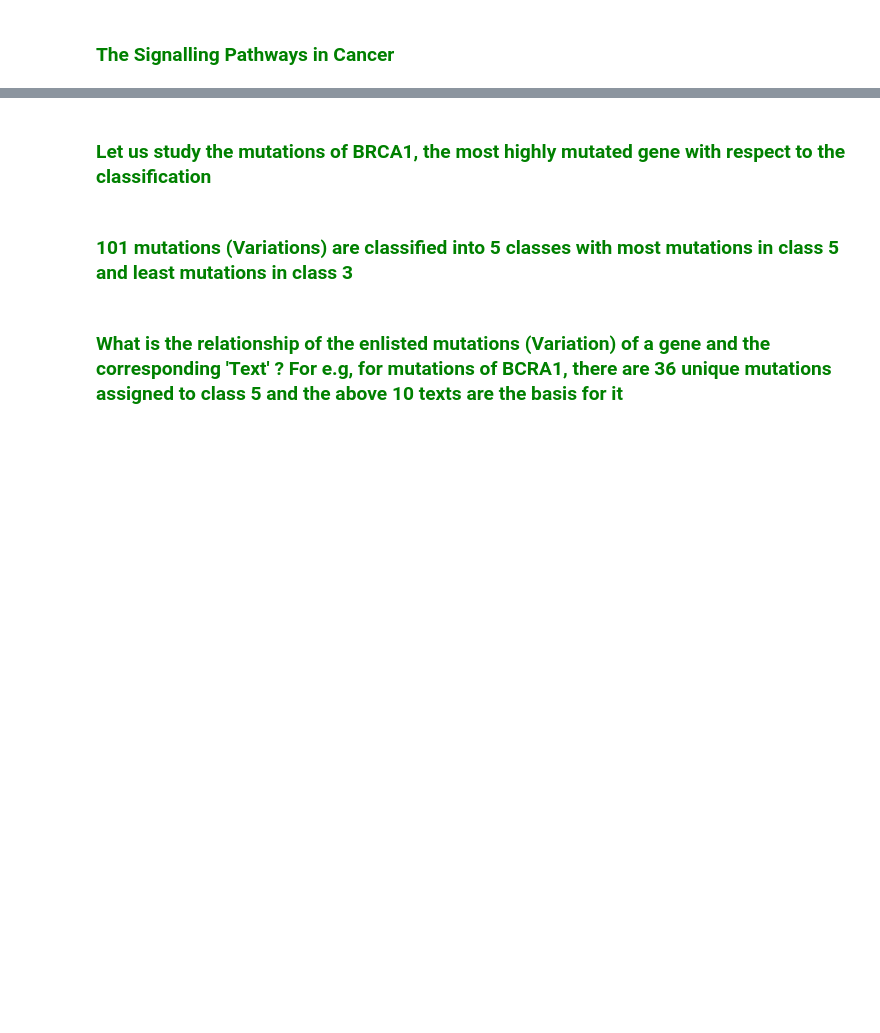
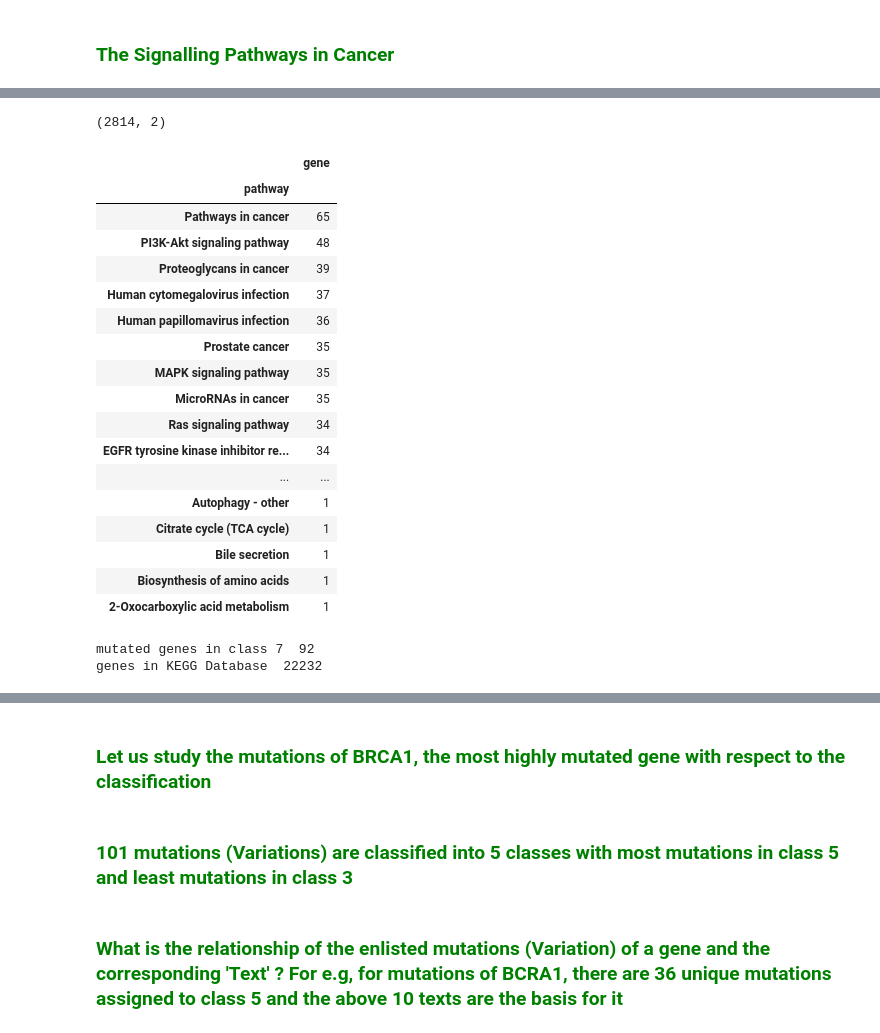
Before and after one commit to me-nobody/jovian-ml-project, a Jupyter notebook: jovian-ml-project-030122.ipynb, the cells around one changed output, grey strips where cells are left out. Saved outputs shown, nothing was run; the diff lists cells and outputs as text; code cells hidden in the pictures; blank space fills up the shorter version.

Commit message:
pathways mapped

```diff
--- a/jovian-ml-project-030122.ipynb
+++ b/jovian-ml-project-030122.ipynb
@@ -342,0 +401,4 @@ y_km = km.fit_predict(gene_pathway_matrix)
+# %%
+class7_gene_pathway.shape
+# %% [output]
+(2814, 2)
@@ -342,0 +407,28 @@ y_km = km.fit_predict(gene_pathway_matrix)
+# %%
+class7_gene_pathway=pd.read_csv("class7_gene_pathway.csv")
+# %%
+class7_gene_pathway.groupby('pathway').count().sort_values('gene',ascending=False)
+# %% [output]
+|  | gene |
+| pathway |  |
+| Pathways in cancer | 65 |
+| PI3K-Akt signaling pathway | 48 |
+| Proteoglycans in cancer | 39 |
+| Human cytomegalovirus infection | 37 |
+| Human papillomavirus infection | 36 |
+| Prostate cancer | 35 |
+| MAPK signaling pathway | 35 |
+| MicroRNAs in cancer | 35 |
+| Ras signaling pathway | 34 |
+| EGFR tyrosine kinase inhibitor re... | 34 |
+| ... | ... |
+| Autophagy - other | 1 |
+| Citrate cycle (TCA cycle) | 1 |
+| Bile secretion | 1 |
+| Biosynthesis of amino acids | 1 |
+| 2-Oxocarboxylic acid metabolism | 1 |
+# %%
+class_4_mutated_kegg=map_mutation_kegg(class_4_genes,human_gene_list)
+# %% [output]
+mutated genes in class 7  92
+genes in KEGG Database  22232
```
Also changed, not shown: parts of 55 cells of this notebook, 1 other file.
